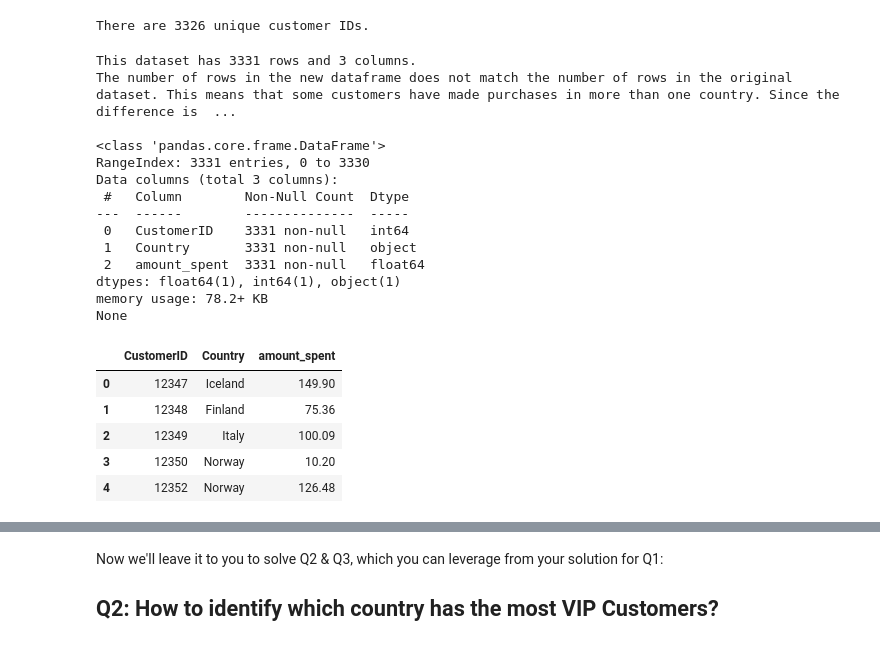
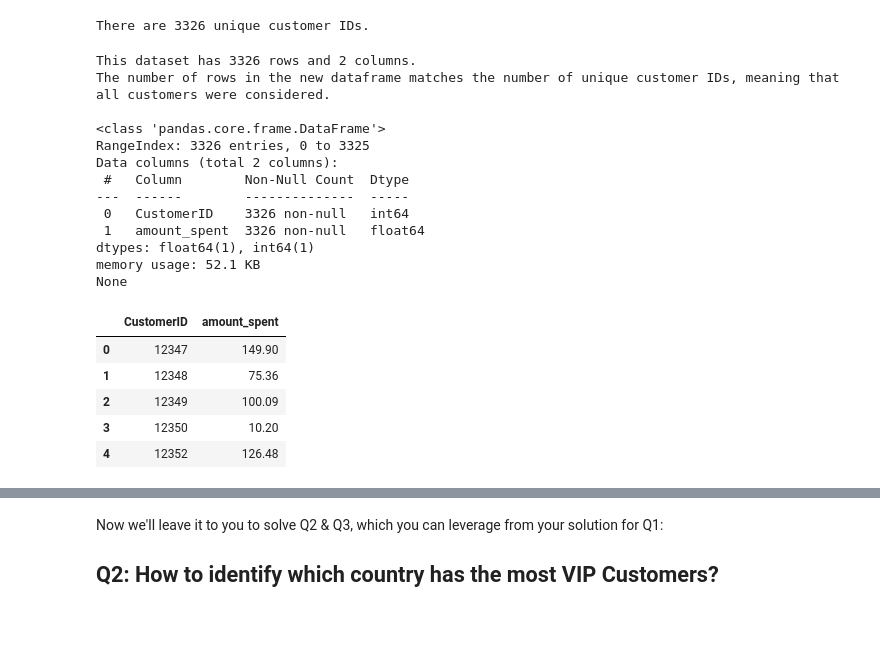
Before and after one commit to gabrielanakasato/ironhack-daft, a Jupyter notebook: labs/lab-w02/07-dataframe-calculations/your-code/challenge-3.ipynb, the cells around one changed output, grey strips where cells are left out. Saved outputs shown, nothing was run; the diff lists cells and outputs as text; code cells hidden in the pictures.

```diff
--- a/labs/lab-w02/07-dataframe-calculations/your-code/challenge-3.ipynb
+++ b/labs/lab-w02/07-dataframe-calculations/your-code/challenge-3.ipynb
@@ -106,43 +106,40 @@ There are 3326 unique customer IDs.
 # %%
 # Aggregation of the 'amount_spent' for unique customers by 'Country'
 '''
-Since we want to information about the amount spent and the location the purchase was made at the same time, it is wise to
-group the amout spent by the customer ID and the country.
+Since we want to information about the aggregated expenses by each customer at the global chain sotres, all the data can
+be grouped by customer ID.
 '''
 
-# Aggregate the 'amount_spent' by 'CustomerID' and 'Country', select only the 'amout_spent' column, reset the index
-# and store the result in a variable
-orders_agg = orders.groupby(by=['CustomerID', 'Country']).sum().loc[:, 'amount_spent'].reset_index()
+# Aggregate the 'amount_spent' by 'CustomerID', select only the 'amout_spent' column, reset the index and store the
+# result in a variable
+orders_spent = orders.groupby(by='CustomerID').sum().loc[:, 'amount_spent'].reset_index()
 
 # Check information about the new dataset
-print(f'This dataset has {orders_agg.shape[0]} rows and {orders_agg.shape[1]} columns.')
-print(f'The number of rows in the new dataframe does not match the number of rows in the original dataset. This means',
-      f'that some customers have made purchases in more than one country. Since the difference is {orders_agg.shape[0] - len(list_unique_customerid)},'
-      f'then probably there are {orders_agg.shape[0] - len(list_unique_customerid)} customers that made purchases',
-      f'in more than one country.\n', sep=' ')
-print(orders_agg.info())
+print(f'This dataset has {orders_spent.shape[0]} rows and {orders_spent.shape[1]} columns.')
+print(f'The number of rows in the new dataframe matches the number of unique customer IDs, meaning that all customers',
+      f'were considered.\n', sep=' ')
+print(orders_spent.info())
 
 # Check the result
-orders_agg.head()
+orders_spent.head()
 # %% [output]
-This dataset has 3331 rows and 3 columns.
-The number of rows in the new dataframe does not match the number of rows in the original dataset. This means that some customers have made purchases in more than one country. Since the difference is  ...
+This dataset has 3326 rows and 2 columns.
+The number of rows in the new dataframe matches the number of unique customer IDs, meaning that all customers were considered.
 
 <class 'pandas.core.frame.DataFrame'>
-RangeIndex: 3331 entries, 0 to 3330
-Data columns (total 3 columns):
+RangeIndex: 3326 entries, 0 to 3325
+Data columns (total 2 columns):
  #   Column        Non-Null Count  Dtype
 ---  ------        --------------  -----
- 0   CustomerID    3331 non-null   int64
- 1   Country       3331 non-null   object
- 2   amount_spent  3331 non-null   float64
-dtypes: float64(1), int64(1), object(1)
-memory usage: 78.2+ KB
+ 0   CustomerID    3326 non-null   int64
+ 1   amount_spent  3326 non-null   float64
+dtypes: float64(1), int64(1)
+memory usage: 52.1 KB
 None
-|  | CustomerID | Country | amount_spent |
-| 0 | 12347 | Iceland | 149.90 |
-| 1 | 12348 | Finland | 75.36 |
-| 2 | 12349 | Italy | 100.09 |
-| 3 | 12350 | Norway | 10.20 |
-| 4 | 12352 | Norway | 126.48 |
+|  | CustomerID | amount_spent |
+| 0 | 12347 | 149.90 |
+| 1 | 12348 | 75.36 |
+| 2 | 12349 | 100.09 |
+| 3 | 12350 | 10.20 |
+| 4 | 12352 | 126.48 |
 # %%
```
Also changed, not shown: parts of 7 cells of this notebook.
